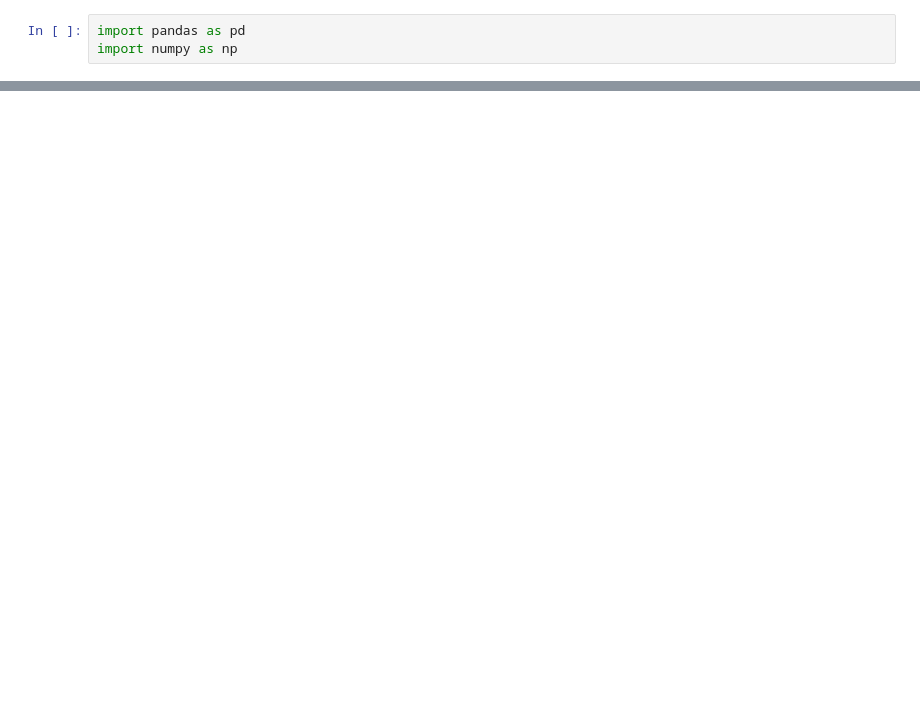
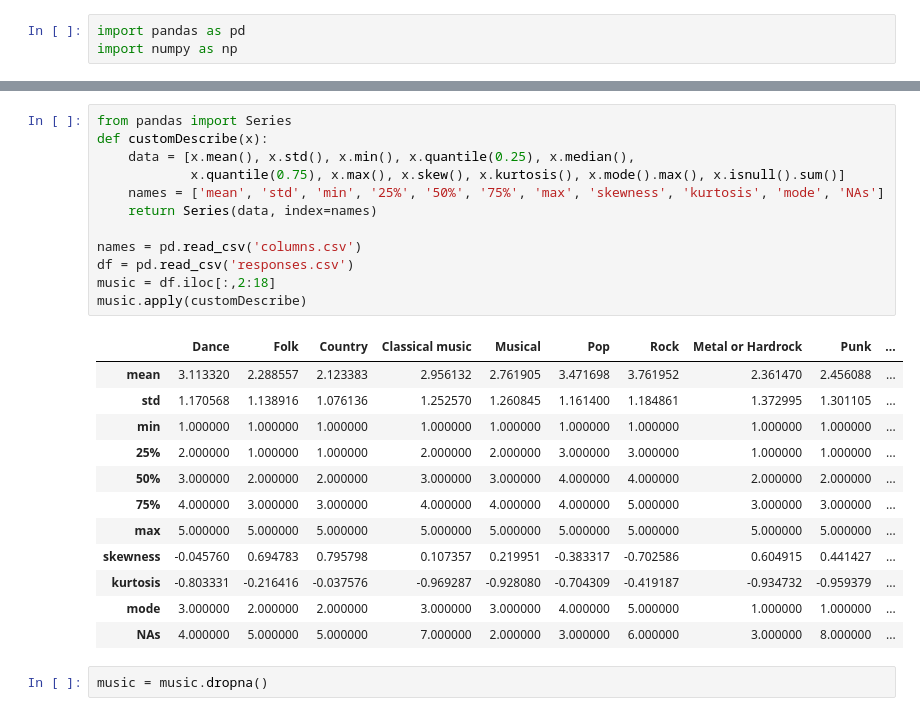
Before and after one commit to n-s-kozlovskii/pupil_survey, a Jupyter notebook: pupil_survey.ipynb, the cells around one changed output, grey strips where cells are left out. Saved outputs shown, nothing was run; the diff lists cells and outputs as text; blank space fills up the shorter version.

```diff
--- a/pupil_survey.ipynb
+++ b/pupil_survey.ipynb
@@ -19,0 +4,27 @@ music.describe()
+# %%
+from pandas import Series
+def customDescribe(x):
+    data = [x.mean(), x.std(), x.min(), x.quantile(0.25), x.median(),
+            x.quantile(0.75), x.max(), x.skew(), x.kurtosis(), x.mode().max(), x.isnull().sum()]
+    names = ['mean', 'std', 'min', '25%', '50%', '75%', 'max', 'skewness', 'kurtosis', 'mode', 'NAs']
+    return Series(data, index=names)
+
+names = pd.read_csv('columns.csv')
+df = pd.read_csv('responses.csv')
+music = df.iloc[:,2:18]
+music.apply(customDescribe)
+# %% [output]
+|  | Dance | Folk | Country | Classical music | Musical | Pop | Rock | Metal or Hardrock | Punk | ... |
+| mean | 3.113320 | 2.288557 | 2.123383 | 2.956132 | 2.761905 | 3.471698 | 3.761952 | 2.361470 | 2.456088 | ... |
+| std | 1.170568 | 1.138916 | 1.076136 | 1.252570 | 1.260845 | 1.161400 | 1.184861 | 1.372995 | 1.301105 | ... |
+| min | 1.000000 | 1.000000 | 1.000000 | 1.000000 | 1.000000 | 1.000000 | 1.000000 | 1.000000 | 1.000000 | ... |
+| 25% | 2.000000 | 1.000000 | 1.000000 | 2.000000 | 2.000000 | 3.000000 | 3.000000 | 1.000000 | 1.000000 | ... |
+| 50% | 3.000000 | 2.000000 | 2.000000 | 3.000000 | 3.000000 | 4.000000 | 4.000000 | 2.000000 | 2.000000 | ... |
+| 75% | 4.000000 | 3.000000 | 3.000000 | 4.000000 | 4.000000 | 4.000000 | 5.000000 | 3.000000 | 3.000000 | ... |
+| max | 5.000000 | 5.000000 | 5.000000 | 5.000000 | 5.000000 | 5.000000 | 5.000000 | 5.000000 | 5.000000 | ... |
+| skewness | -0.045760 | 0.694783 | 0.795798 | 0.107357 | 0.219951 | -0.383317 | -0.702586 | 0.604915 | 0.441427 | ... |
+| kurtosis | -0.803331 | -0.216416 | -0.037576 | -0.969287 | -0.928080 | -0.704309 | -0.419187 | -0.934732 | -0.959379 | ... |
+| mode | 3.000000 | 2.000000 | 2.000000 | 3.000000 | 3.000000 | 4.000000 | 5.000000 | 1.000000 | 1.000000 | ... |
+| NAs | 4.000000 | 5.000000 | 5.000000 | 7.000000 | 2.000000 | 3.000000 | 6.000000 | 3.000000 | 8.000000 | ... |
+# %%
+music = music.dropna()
```
Also changed, not shown: parts of 7 cells of this notebook, 13 other files.
